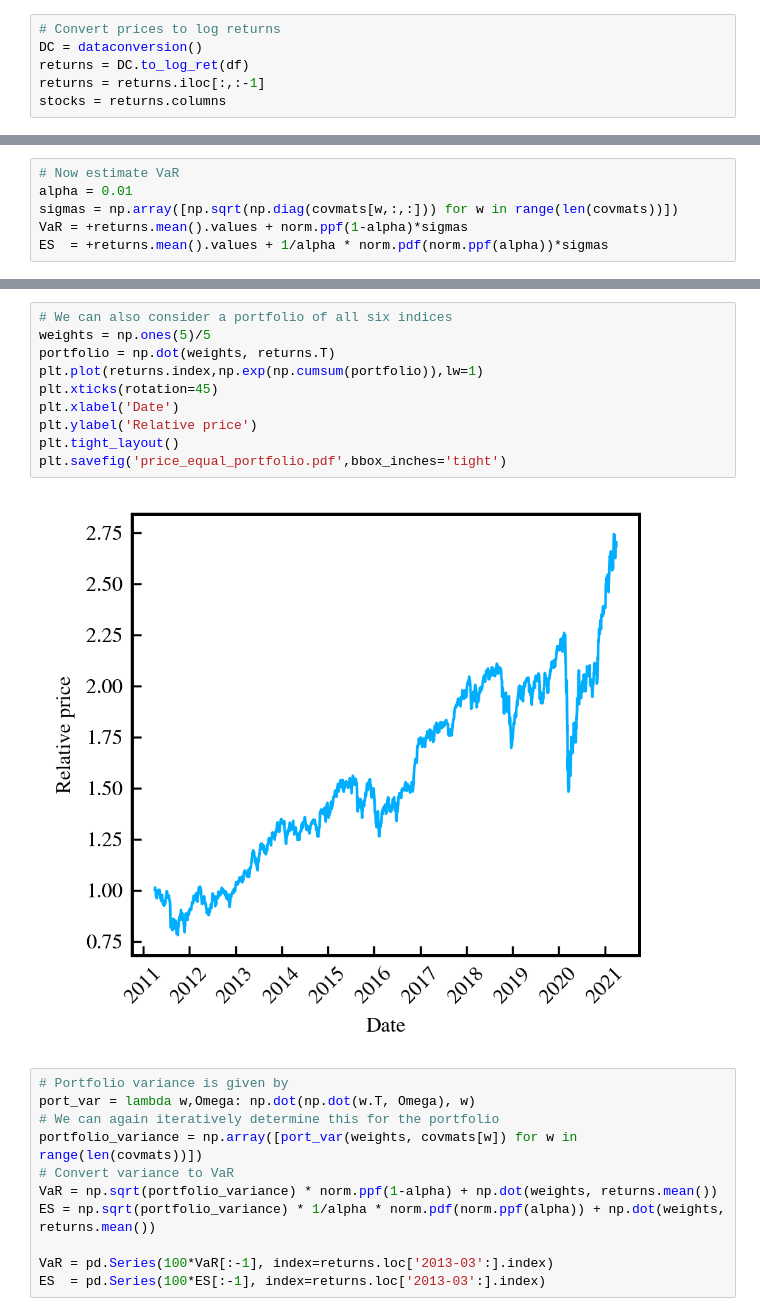
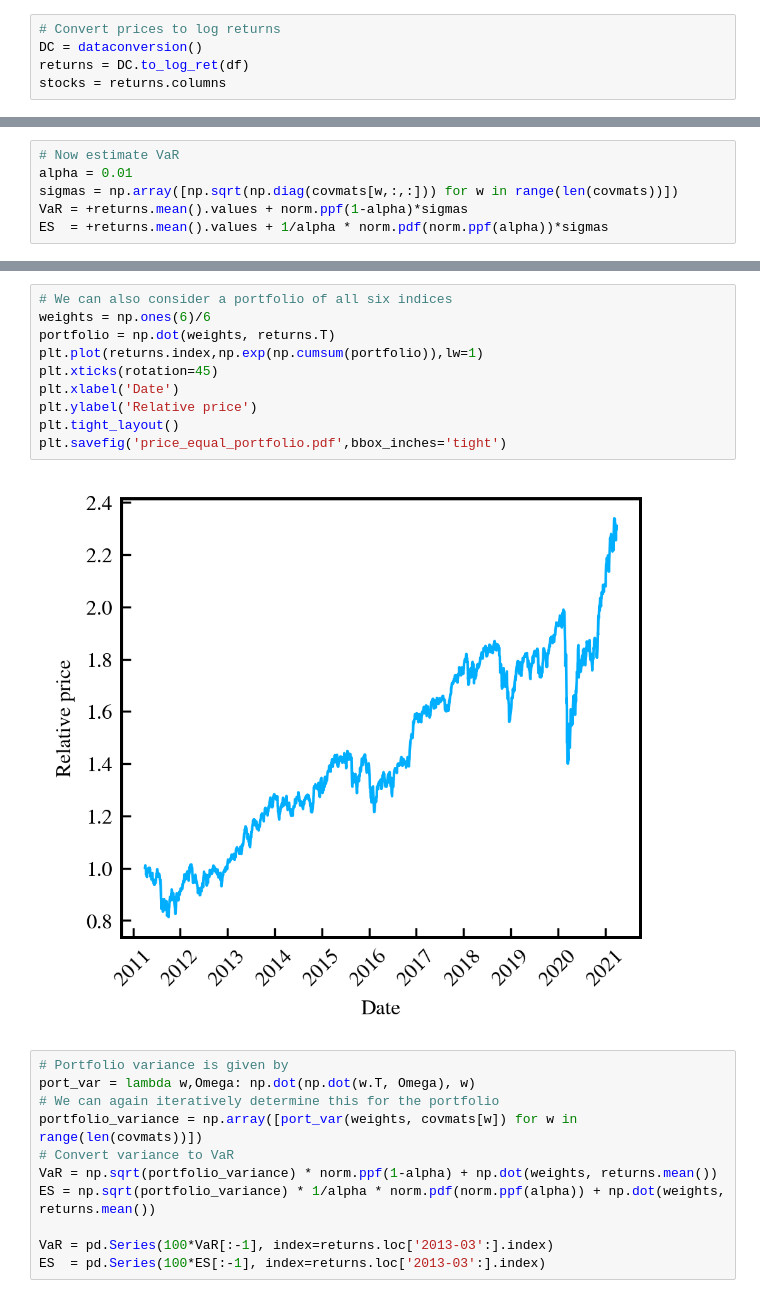
Before and after one commit to LuukOudshoorn25/QRM1, a Jupyter notebook: QRM Assignment 1.ipynb, the cells around one changed output, grey strips where cells are left out. Saved outputs shown, nothing was run; the diff lists cells and outputs as text.

```diff
--- a/QRM Assignment 1.ipynb
+++ b/QRM Assignment 1.ipynb
@@ -139,5 +139,4 @@ plot_timeseries()
 # Convert prices to log returns
 DC = dataconversion()
 returns = DC.to_log_ret(df)
-returns = returns.iloc[:,:-1]
 stocks = returns.columns
@@ -226,15 +208,15 @@ plt.show()
 # %%
 # We can also consider a portfolio of all six indices
-weights = np.ones(5)/5
+weights = np.ones(6)/6
 portfolio = np.dot(weights, returns.T)
 plt.plot(returns.index,np.exp(np.cumsum(portfolio)),lw=1)
 plt.xticks(rotation=45)
 plt.xlabel('Date')
 plt.ylabel('Relative price')
 plt.tight_layout()
 plt.savefig('price_equal_portfolio.pdf',bbox_inches='tight')
 # %% [output]
-[figure, old version]
+[figure, new version]
 # %%
 # Portfolio variance is given by
 port_var = lambda w,Omega: np.dot(np.dot(w.T, Omega), w)
```
Also changed, not shown: parts of 9 cells of this notebook, 9 other files.
